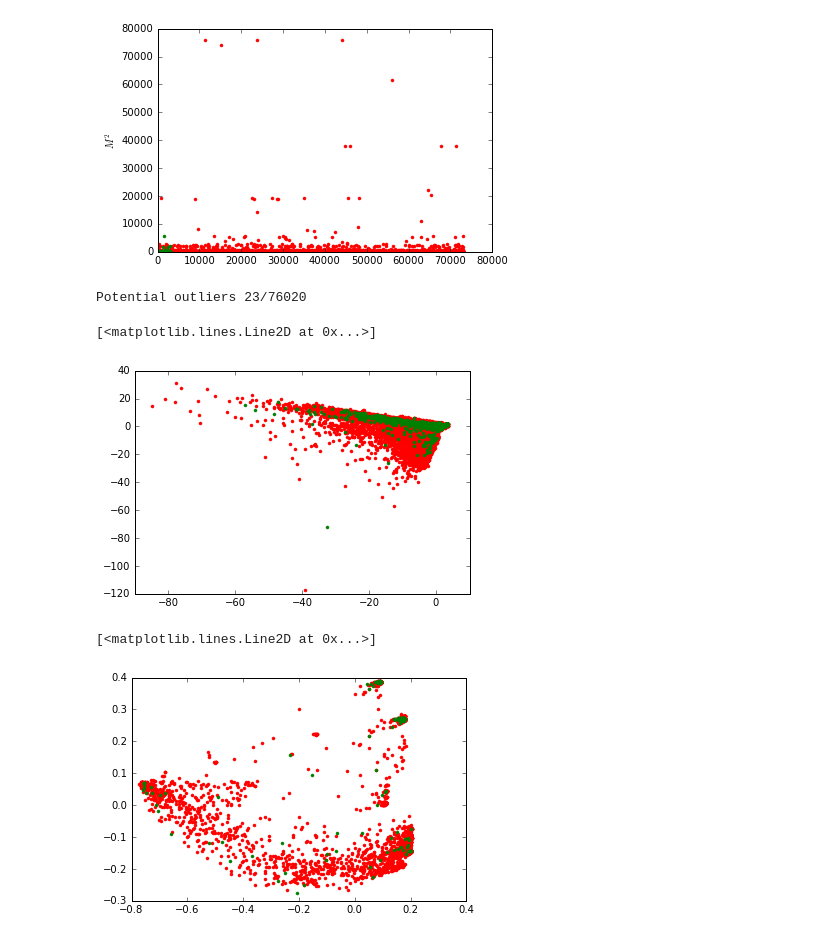
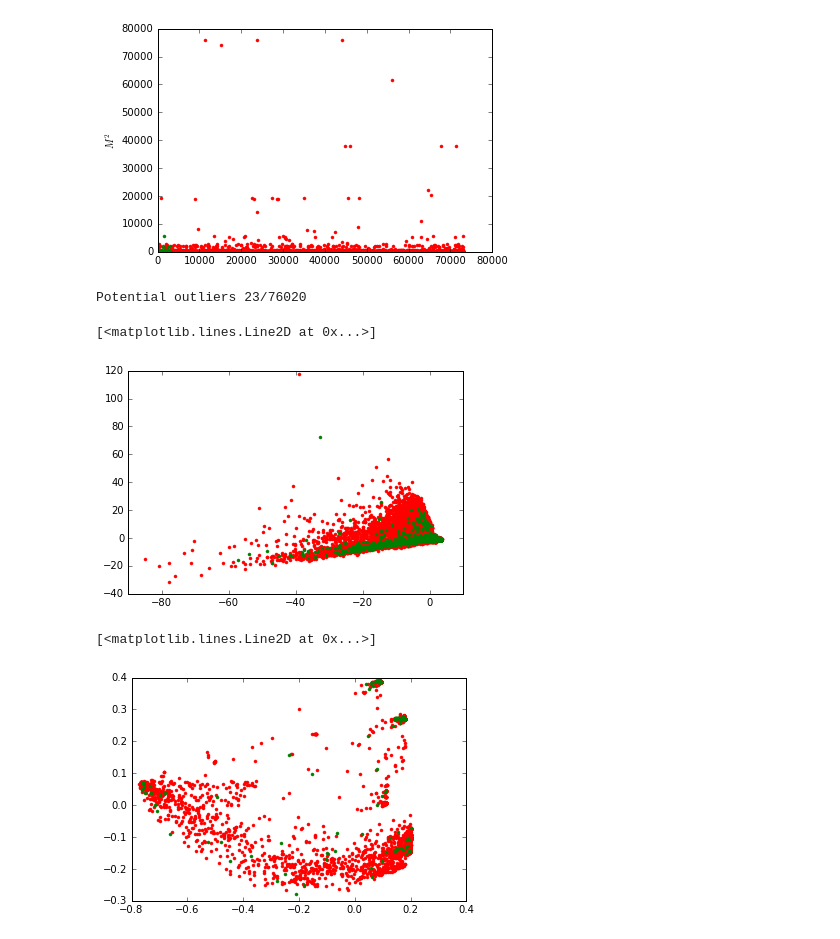
Before and after one commit to dwyatte/kaggle-santander, a Jupyter notebook: notebooks/pca.ipynb, the cells around one changed output. Drawn from its saved outputs; the diff is of its cells as text; code cells hidden in the pictures.

```diff
--- a/notebooks/pca.ipynb
+++ b/notebooks/pca.ipynb
@@ -42,5 +72,6 @@ Duplicate columns ['ind_var29_0', 'ind_var29', 'ind_var13_medio', 'ind_var18', '
 # %%
-X_train = df_train.drop('TARGET', axis=1).values
+X_train = df_train.drop(['TARGET', 'ID'], axis=1).values
+X_test = df_test.drop(['ID'], axis=1).values
 y_train = df_train['TARGET'].values
 # %%
 # pca -- seems to be about 100-150 dims
@@ -97,8 +128,8 @@ plt.plot(X_pca[satisfied, 0], X_pca[satisfied, 1], 'g.')
 # %%
 # potential outliers?
-ee = EmpiricalCovariance()
-ee = ee.fit(X_train)
-m2 = ee.mahalanobis(X_train)
+ec = EmpiricalCovariance()
+ec = ec.fit(X_train)
+m2 = ec.mahalanobis(X_train)
 
 plt.plot(m2[unsatisfied], 'r.')
 plt.plot(m2[satisfied], 'g.')
@@ -109,24 +140,24 @@ plt.ylabel('$M^2$')
 # %%
 # pca -- rerun without outliers
 inliers = m2 < 10000
 print 'Potential outliers %d/%d' % (X_train.shape[0]-np.sum(inliers), X_train.shape[0])
 
 X_train_in = X_train[inliers, :]
 y_train_in = y_train[inliers]
 
-pca = pca.fit(X_train[inliers, :])
+pca = pca.fit(X_train_in)
 
 unsatisfied = y_train_in == 0
 satisfied = y_train_in == 1
 
 X_pca = pca.transform(X_train_in)
 
 plt.plot(X_pca[unsatisfied, 0], X_pca[unsatisfied, 1], 'r.')
 plt.plot(X_pca[satisfied, 0], X_pca[satisfied, 1], 'g.')
 # %% [output]
 Potential outliers 23/76020
 [<matplotlib.lines.Line2D at 0x...>]
-[figure, old version]
+[figure, new version]
 # %%
 # kpca -- try with a smaller set of data to see if it becomes more easily separable
 np.random.seed(0)
@@ -154,4 +185,4 @@ plt.plot(X_kpca[unsatisfied, 0], X_kpca[unsatisfied, 1], 'r.')
 plt.plot(X_kpca[satisfied, 0], X_kpca[satisfied, 1], 'g.')
 # %% [output]
 [<matplotlib.lines.Line2D at 0x...>]
-[figure, old version]
+[figure, new version]
```
Also changed, not shown: parts of 6 cells of this notebook.
